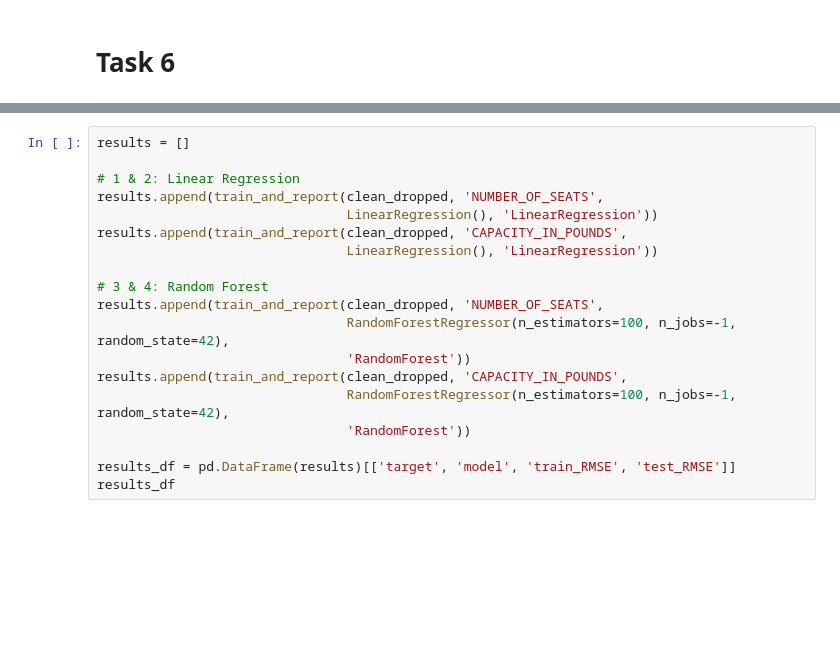
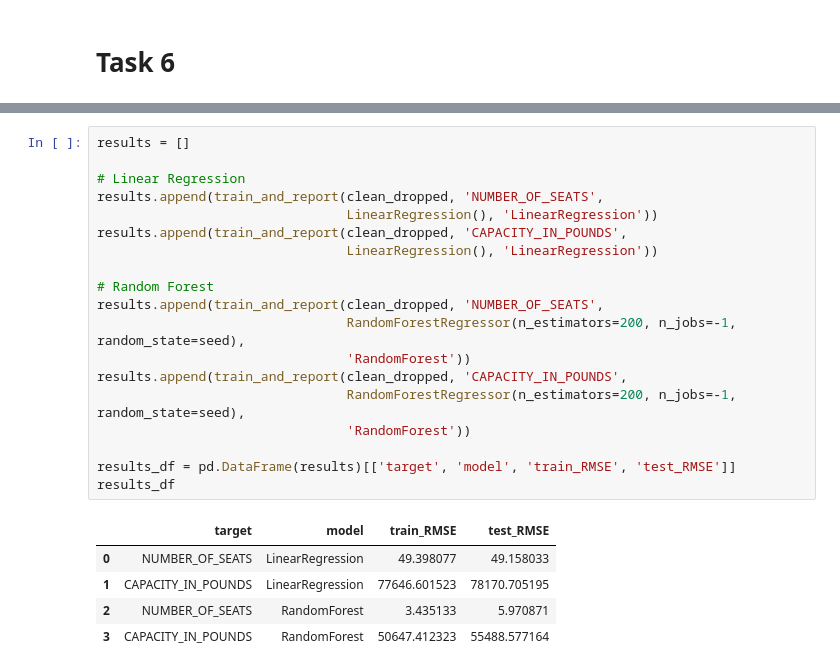
Before and after one commit to EvanBarnett2027/data_eng300SP_barnett, a Jupyter notebook: homework_1/01_hw.ipynb, the cells around one changed output, grey strips where cells are left out. Cells and saved outputs as stored; diff of their text form; blank space fills up the shorter version.

```diff
--- a/homework_1/01_hw.ipynb
+++ b/homework_1/01_hw.ipynb
@@ -1425,22 +1412,28 @@ def train_and_report(df, target, model, model_name, random_state=42):
 # %%
 results = []
 
-# 1 & 2: Linear Regression
+# Linear Regression
 results.append(train_and_report(clean_dropped, 'NUMBER_OF_SEATS',
                                 LinearRegression(), 'LinearRegression'))
 results.append(train_and_report(clean_dropped, 'CAPACITY_IN_POUNDS',
                                 LinearRegression(), 'LinearRegression'))
 
-# 3 & 4: Random Forest
+# Random Forest
 results.append(train_and_report(clean_dropped, 'NUMBER_OF_SEATS',
-                                RandomForestRegressor(n_estimators=100, n_jobs=-1, random_state=42),
+                                RandomForestRegressor(n_estimators=200, n_jobs=-1, random_state=seed),
                                 'RandomForest'))
 results.append(train_and_report(clean_dropped, 'CAPACITY_IN_POUNDS',
-                                RandomForestRegressor(n_estimators=100, n_jobs=-1, random_state=42),
+                                RandomForestRegressor(n_estimators=200, n_jobs=-1, random_state=seed),
                                 'RandomForest'))
 
 results_df = pd.DataFrame(results)[['target', 'model', 'train_RMSE', 'test_RMSE']]
 results_df
+# %% [output]
+|  | target | model | train_RMSE | test_RMSE |
+| 0 | NUMBER_OF_SEATS | LinearRegression | 49.398077 | 49.158033 |
+| 1 | CAPACITY_IN_POUNDS | LinearRegression | 77646.601523 | 78170.705195 |
+| 2 | NUMBER_OF_SEATS | RandomForest | 3.435133 | 5.970871 |
+| 3 | CAPACITY_IN_POUNDS | RandomForest | 50647.412323 | 55488.577164 |
 # %% [markdown]
 ### Observations
 
```
Also changed, not shown: parts of 5 cells of this notebook, 4 other files.
